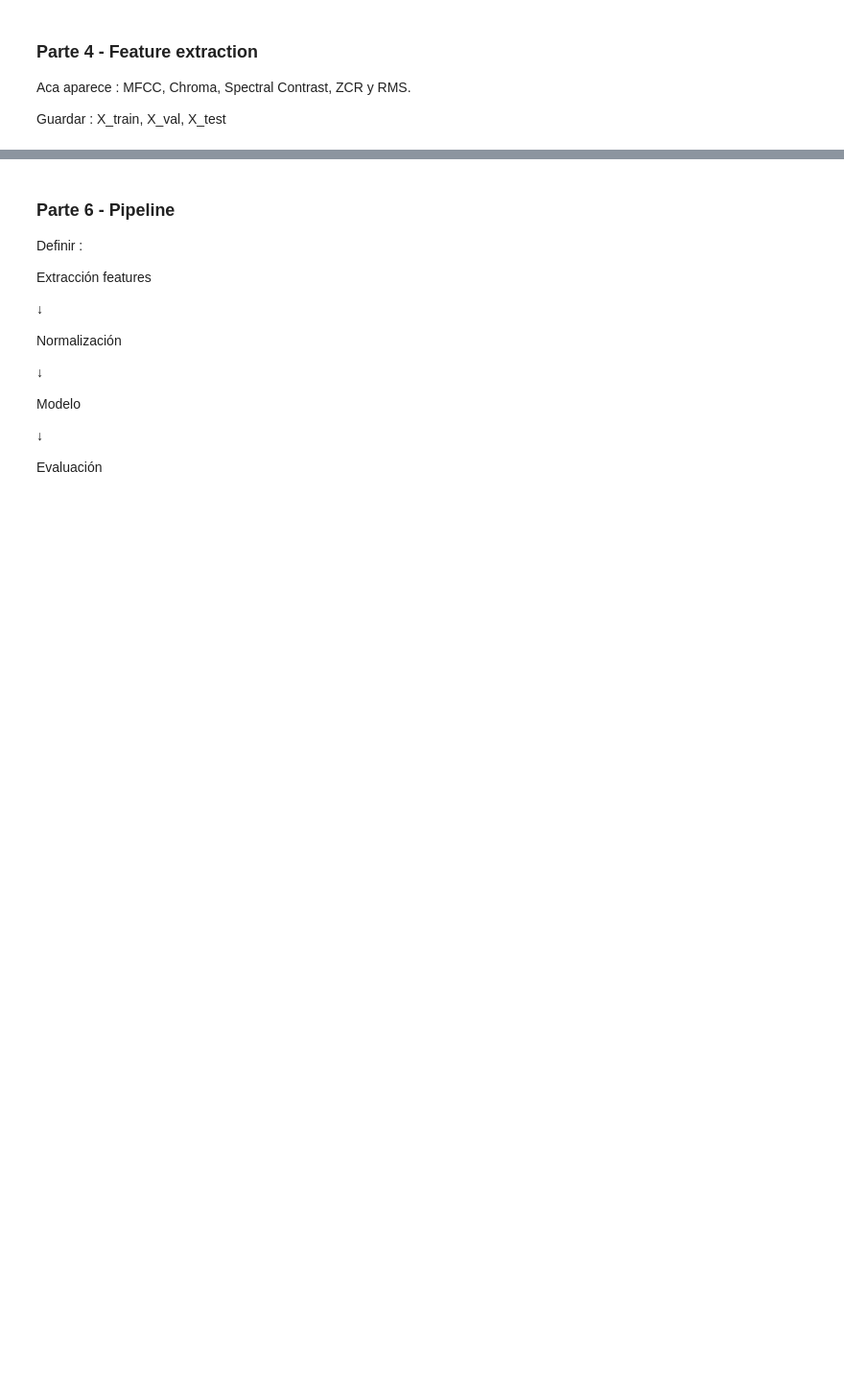
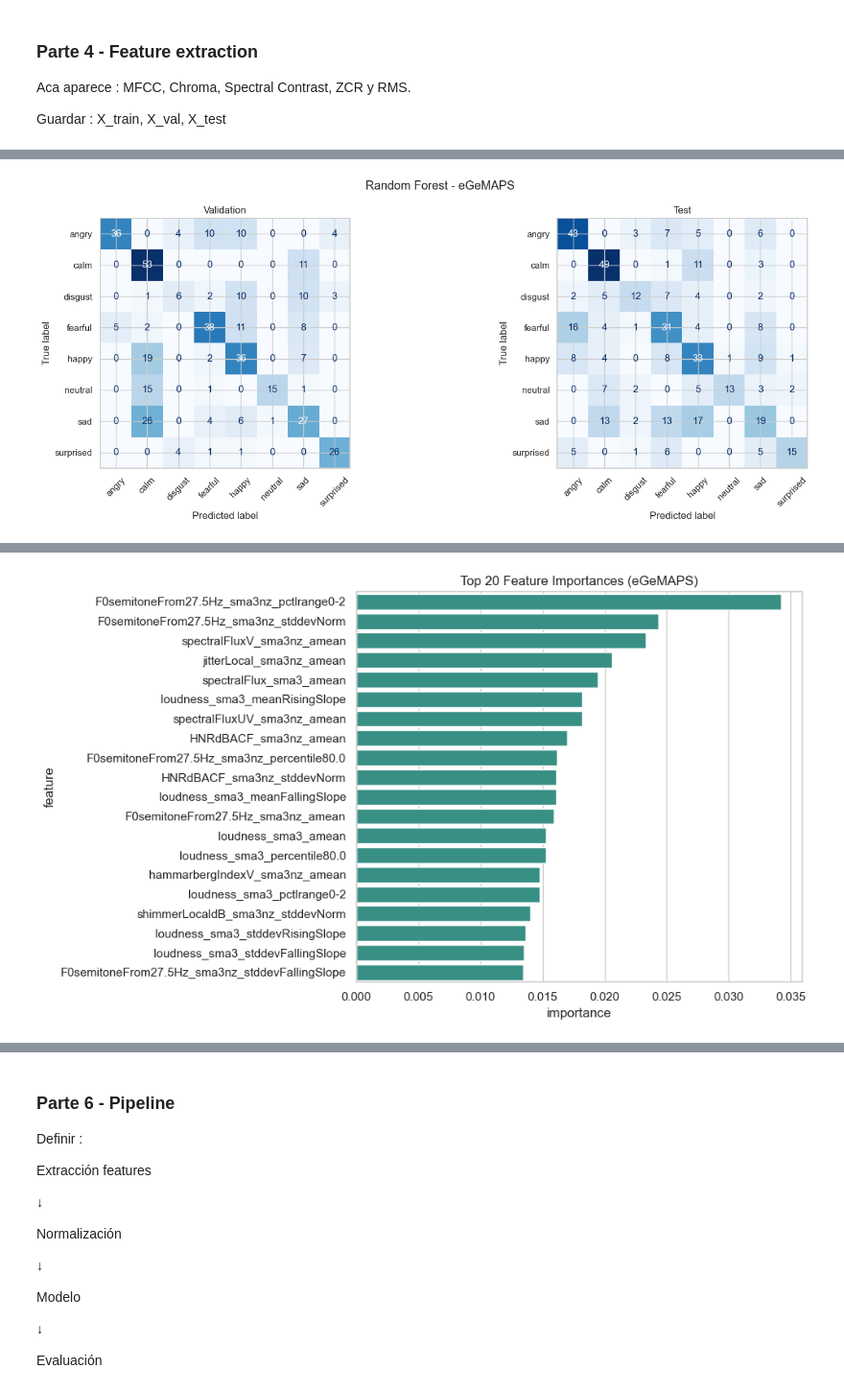
Before and after one commit to pjuls/Proyecto-Final---ML, a Jupyter notebook: notebooks/00_proyecto_final.ipynb, the cells around one changed output, grey strips where cells are left out. Shown at 96% size. Drawn from its saved outputs; the diff is of its cells as text; code cells hidden in the pictures; blank space fills up the shorter version.

Commit message:
random forest y mlp

```diff
--- a/notebooks/00_proyecto_final.ipynb
+++ b/notebooks/00_proyecto_final.ipynb
@@ -827,19 +833,19 @@ test_df1  = pd.read_csv("../processed/test_egemaps.csv")
 
 # SEPARAR X E Y
 X_train1 = train_df1.drop(
-    columns=["emotion", "actor", "gender"]
+    columns=["emotion", "actor", "gender","channel"]
 ).values
 
 y_train1 = train_df1["emotion"].values
 
 X_val1 = val_df1.drop(
-    columns=["emotion", "actor", "gender"]
+    columns=["emotion", "actor", "gender","channel"]
 ).values
 
 y_val1 = val_df1["emotion"].values
 
 X_test1 = test_df1.drop(
-    columns=["emotion", "actor", "gender"]
+    columns=["emotion", "actor", "gender","channel"]
 ).values
 
 y_test1 = test_df1["emotion"].values
@@ -852,19 +858,19 @@ test_df2  = pd.read_csv("../processed/test_wav2vec.csv")
 
 # SEPARAR X E Y
 X_train2 = train_df2.drop(
-    columns=["emotion", "actor", "gender"]
+    columns=["emotion", "actor", "gender","channel"]
 ).values
 
 y_train2 = train_df2["emotion"].values
 
 X_val2 = val_df2.drop(
-    columns=["emotion", "actor", "gender"]
+    columns=["emotion", "actor", "gender","channel"]
 ).values
 
 y_val2 = val_df2["emotion"].values
 
 X_test2 = test_df2.drop(
-    columns=["emotion", "actor", "gender"]
+    columns=["emotion", "actor", "gender","channel"]
 ).values
 
 y_test2 = test_df2["emotion"].values
@@ -887,0 +885,66 @@ Logistic Regression
+# %%
+import os
+import sys
+
+import pandas as pd
+
+sys.path.append(os.path.abspath(".."))
+
+from src.models import (
+    build_random_forest_baseline,
+    build_mlp,
+    run_model,
+    tune_hyperparameters,
+)
+
+# Feature columns de cada conjunto
+feature_cols1 = train_df1.drop(columns=["emotion", "actor", "gender","channel"]).columns
+feature_cols2 = train_df2.drop(columns=["emotion", "actor", "gender","channel"]).columns
+
+
+
+#  Random Forest baseline (eGeMAPS y Wav2Vec2)
+
+rf_egemaps, metrics_rf_egemaps = run_model(
+    build_random_forest_baseline(),
+    X_train1, y_train1, X_val1, y_val1, X_test1, y_test1,
+    nombre_modelo="Random Forest",
+    nombre_features="eGeMAPS",
+    feature_cols=feature_cols1,
+)
+
+rf_wav2vec, metrics_rf_wav2vec = run_model(
+    build_random_forest_baseline(),
+    X_train2, y_train2, X_val2, y_val2, X_test2, y_test2,
+    nombre_modelo="Random Forest",
+    nombre_features="Wav2Vec2",
+    feature_cols=feature_cols2,
+)
+
+
+# Tuning de hiperparámetros - Random Forest
+
+rf_param_grid = {
+    "n_estimators": [200, 400],
+    "max_depth": [None, 20, 40],
+    "min_samples_leaf": [1, 2, 5],
+}
+
+best_rf_egemaps, rf_search_results_egemaps = tune_hyperparameters(
+    build_random_forest_baseline,
+    rf_param_grid,
+    X_train1, y_train1, X_val1, y_val1,
+    scoring="macro_f1",
+)
+
+display(rf_search_results_egemaps.round(4))
+
+# Reevaluamos el mejor RF encontrado con el formato estándar de reporte
+_, metrics_rf_egemaps_tuned = run_model(
+    best_rf_egemaps,
+    X_train1, y_train1, X_val1, y_val1, X_test1, y_test1,
+    nombre_modelo="Random Forest (tuned)",
+    nombre_features="eGeMAPS",
+    feature_cols=feature_cols1,
+)
+# %% [output]
@@ -887,0 +968 @@ Logistic Regression
+[figure, added]
@@ -887,0 +986 @@ Logistic Regression
+[figure, added]
```
Also changed, not shown: parts of 16 cells of this notebook, 8 other files.
